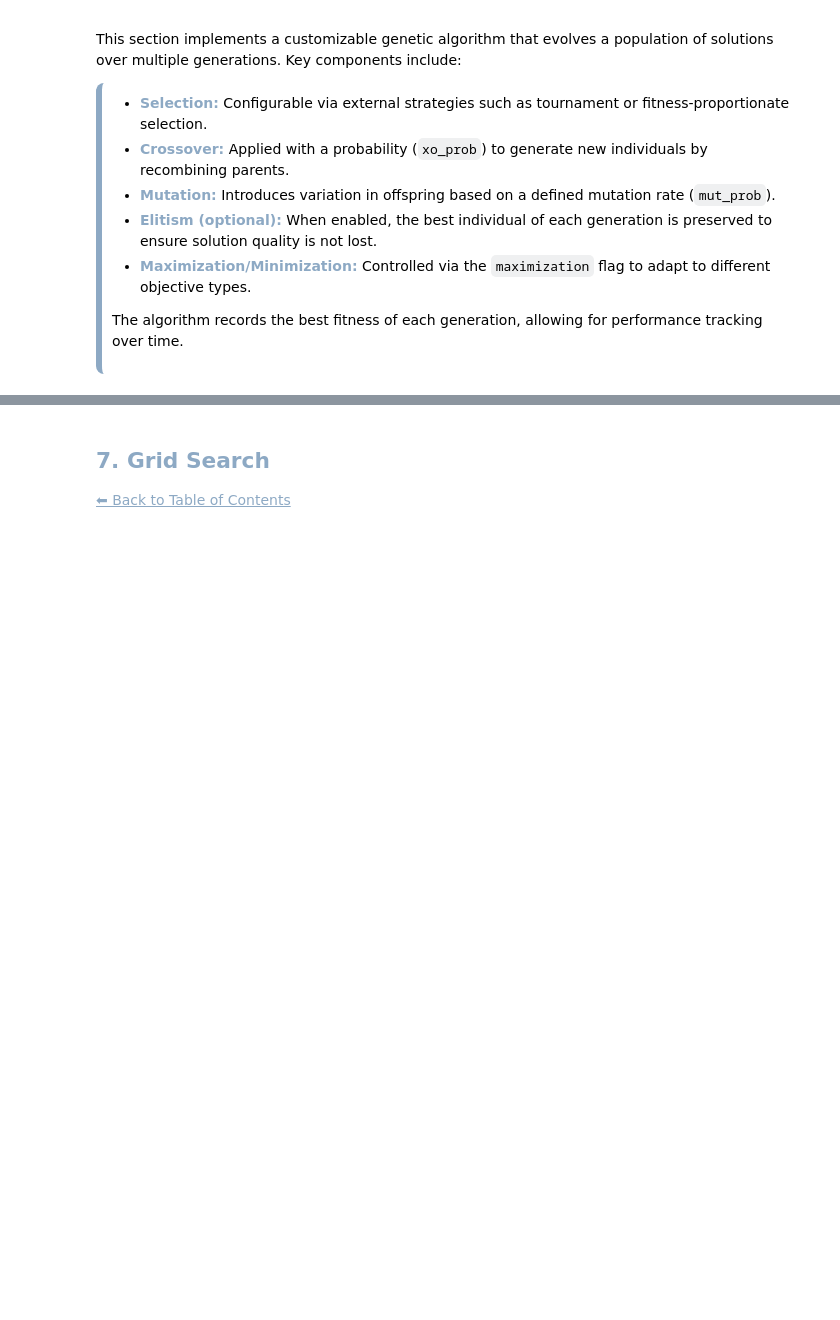
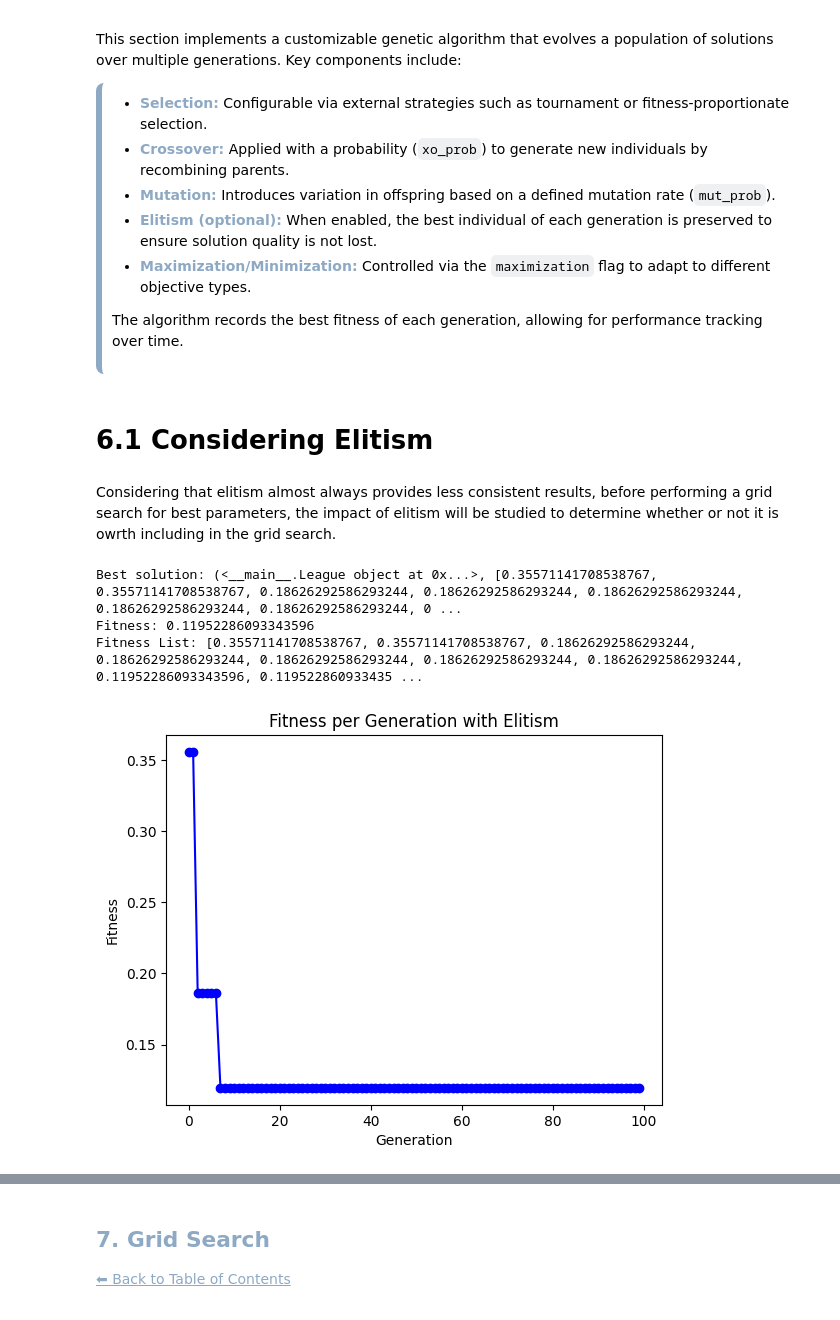
Before and after one commit to leonormira/CIFO-Project, a Jupyter notebook: Com comentarios.ipynb, the cells around one changed output, grey strips where cells are left out. Cells and saved outputs as stored; diff of their text form; code cells hidden in the pictures; blank space fills up the shorter version.

```diff
--- a/Com comentarios.ipynb
+++ b/Com comentarios.ipynb
@@ -192,6 +192,7 @@ class League():
     # Initializes the league with a crossover and mutation function
     def __init__(self, crossover_function, mutation_function):
         self.mutation_function = mutation_function
+        self.crossover_function = crossover_function
         self.teams = [
             Team("Team 1", 750),
             Team("Team 2", 750),
@@ -639,3 +640,52 @@ def genetic_algorithm(
             print(f"Final Best Individual in Generation: {get_best_ind(population, maximization)}")
 
     return get_best_ind(population, maximization), fitness_list
+# %% [markdown]
+# 6.1 Considering Elitism
+# %% [markdown]
+Considering that elitism almost always provides less consistent results, before performing a grid search for best parameters, the impact of elitism will be studied to determine whether or not it is owrth including in the grid search.
+# %%
+SEED = 40
+random.seed(SEED)
+np.random.seed(SEED)
+
+POP_SIZE = 50
+initial_population = []
+
+
+for _ in range(POP_SIZE):
+    players = [Player(row) for _, row in players_df.iterrows()]
+    league = League(cycle_crossover, shift_mutation)
+    league.draft_players(players)
+    initial_population.append(league)
+
+best_solution = genetic_algorithm(
+    initial_population=initial_population,
+    max_gen=100,
+    selection_algorithm=fitness_proportionate_selection,
+    maximization=False,
+    mut_prob=0.1,
+    verbose=False,
+    elitism=True
+)
+
+print("Best solution:", best_solution)
+print("Fitness:", best_solution[0].fitness())
+print("Fitness List:", best_solution[1])
+
+
+# Create a line plot
+plt.plot(best_solution[1], marker='o', linestyle='-', color='b')
+
+# Optional: Add labels and title
+plt.xlabel('Generation')
+plt.ylabel('Fitness')
+plt.title('Fitness per Generation with Elitism')
+
+# Show the plot
+plt.show()
+# %% [output]
+Best solution: (<__main__.League object at 0x...>, [0.35571141708538767, 0.35571141708538767, 0.18626292586293244, 0.18626292586293244, 0.18626292586293244, 0.18626292586293244, 0.18626292586293244, 0 ...
+Fitness: 0.11952286093343596
+Fitness List: [0.35571141708538767, 0.35571141708538767, 0.18626292586293244, 0.18626292586293244, 0.18626292586293244, 0.18626292586293244, 0.18626292586293244, 0.11952286093343596, 0.119522860933435 ...
+[figure, added]
```
Also changed, not shown: parts of 14 cells of this notebook.
